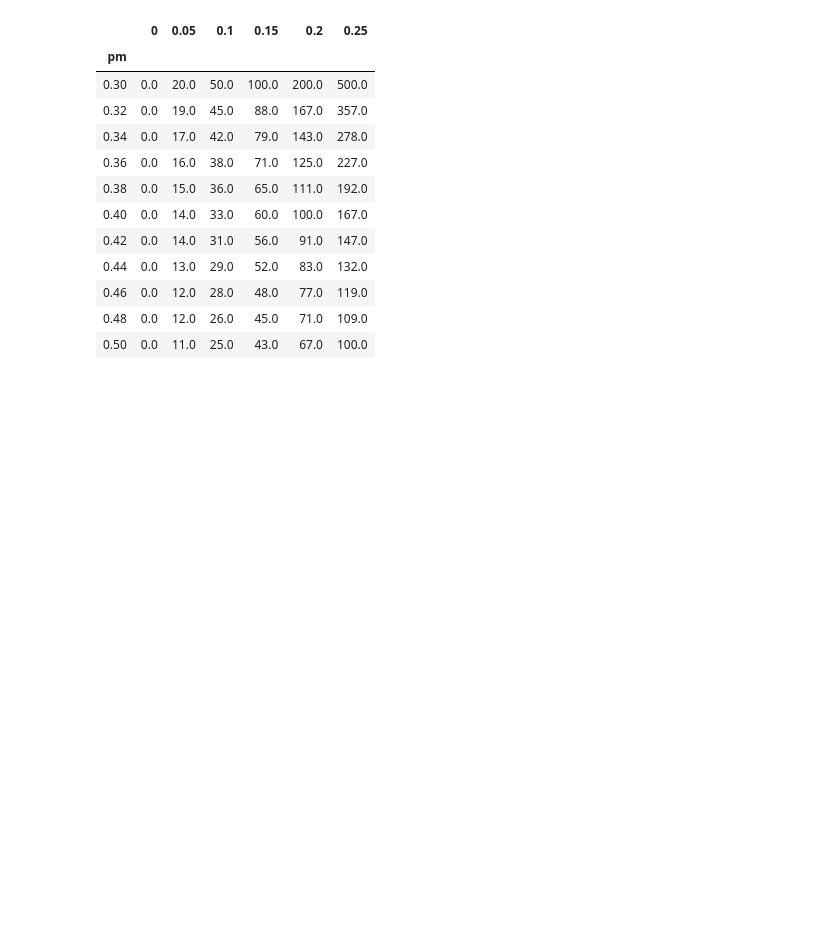
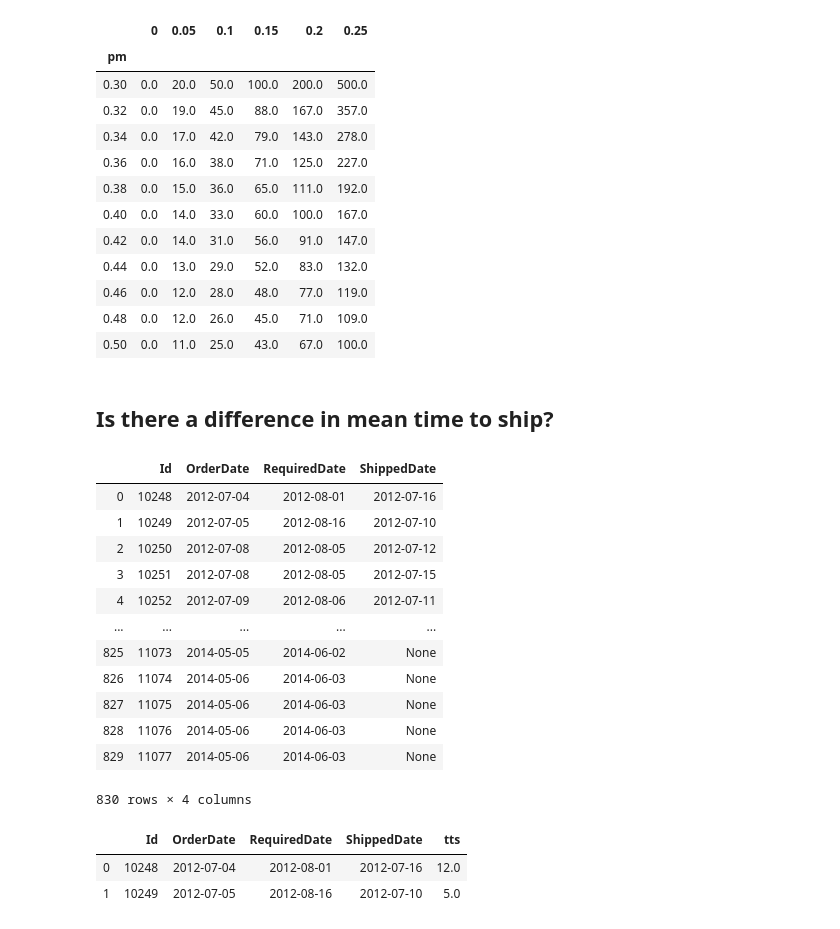
Before and after one commit to zachzazueta/Northwinds_redo, a Jupyter notebook: Northwinds_redo1.ipynb, the cells around one changed output. Drawn from its saved outputs; the diff is of its cells as text; code cells hidden in the pictures; blank space fills up the shorter version.

Commit message:
second query

```diff
--- a/Northwinds_redo1.ipynb
+++ b/Northwinds_redo1.ipynb
@@ -273,3 +273,34 @@ data
 | 0.46 | 0.0 | 12.0 | 28.0 | 48.0 | 77.0 | 119.0 |
 | 0.48 | 0.0 | 12.0 | 26.0 | 45.0 | 71.0 | 109.0 |
 | 0.50 | 0.0 | 11.0 | 25.0 | 43.0 | 67.0 | 100.0 |
+# %% [markdown]
+## Is there a difference in mean time to ship?
+# %%
+tts_query = pd.read_sql('''SELECT Id, OrderDate, RequiredDate, ShippedDate FROM "Order"''', conn)
+
+df2 = pd.DataFrame(tts_query)
+df2
+# %% [output]
+|  | Id | OrderDate | RequiredDate | ShippedDate |
+| 0 | 10248 | 2012-07-04 | 2012-08-01 | 2012-07-16 |
+| 1 | 10249 | 2012-07-05 | 2012-08-16 | 2012-07-10 |
+| 2 | 10250 | 2012-07-08 | 2012-08-05 | 2012-07-12 |
+| 3 | 10251 | 2012-07-08 | 2012-08-05 | 2012-07-15 |
+| 4 | 10252 | 2012-07-09 | 2012-08-06 | 2012-07-11 |
+| ... | ... | ... | ... | ... |
+| 825 | 11073 | 2014-05-05 | 2014-06-02 | None |
+| 826 | 11074 | 2014-05-06 | 2014-06-03 | None |
+| 827 | 11075 | 2014-05-06 | 2014-06-03 | None |
+| 828 | 11076 | 2014-05-06 | 2014-06-03 | None |
+| 829 | 11077 | 2014-05-06 | 2014-06-03 | None |
+830 rows × 4 columns
+# %%
+df2['ShippedDate'] = pd.to_datetime(df2['ShippedDate'])
+df2['OrderDate'] = pd.to_datetime(df2['OrderDate'])
+df2['tts'] = df2['ShippedDate'] - df2['OrderDate']
+df2['tts'] = df2['tts'].dt.days
+df2.head(2)
+# %% [output]
+|  | Id | OrderDate | RequiredDate | ShippedDate | tts |
+| 0 | 10248 | 2012-07-04 | 2012-08-01 | 2012-07-16 | 12.0 |
+| 1 | 10249 | 2012-07-05 | 2012-08-16 | 2012-07-10 | 5.0 |
```
Also changed, not shown: parts of 1 cell of this notebook.
